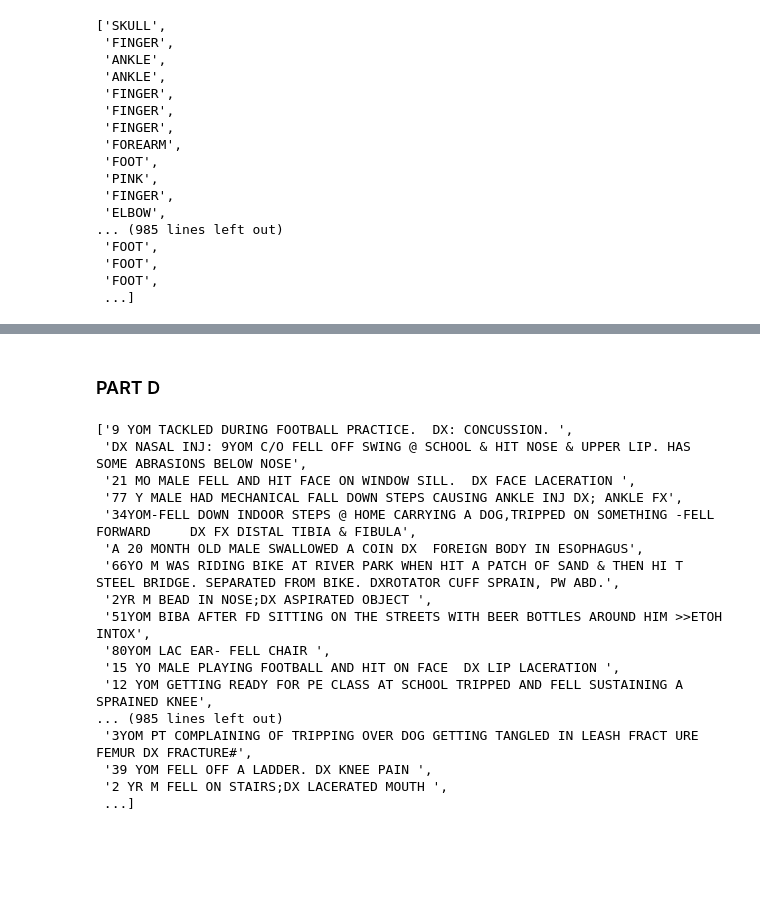
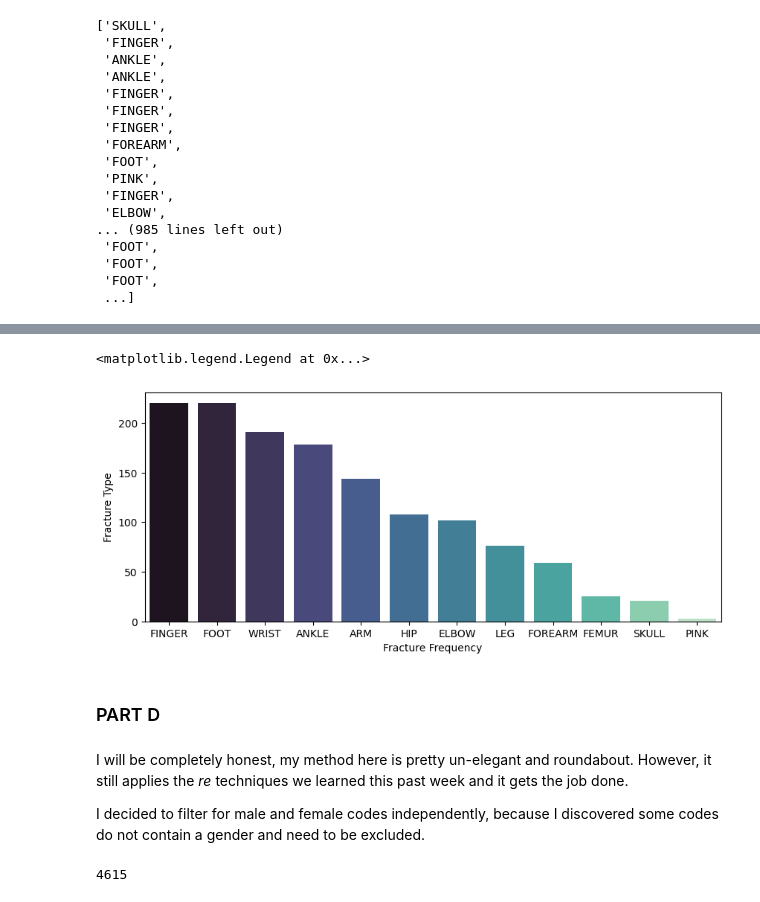
Before and after one commit to QMSS-G5072-2022/Rudoff_Jackson, a Jupyter notebook: hw05/HW5.ipynb, the cells around one changed output, grey strips where cells are left out. Drawn from its saved outputs; the diff is of its cells as text; code cells hidden in the pictures; blank space fills up the shorter version.

```diff
--- a/hw05/HW5.ipynb
+++ b/hw05/HW5.ipynb
@@ -126,24 +171,21 @@ plt.show()
+# %%
+plt.figure(figsize=(10,4))
+hist = sns.barplot(x = 'Parts', y = 'Counts', data= types_df, hue='Parts', palette='mako', dodge=False)
+
+hist.set(xlabel='Fracture Frequency', ylabel='Fracture Type')
+hist.legend([],[], frameon=False)
+# %% [output]
+<matplotlib.legend.Legend at 0x...>
+[figure, added]
 # %% [markdown]
 ### PART D
+# %% [markdown]
+I will be completely honest, my method here is pretty un-elegant and roundabout. However, it still applies the *re* techniques we learned this past week and it gets the job done.
+
+I decided to filter for male and female codes independently, because I discovered some codes do not contain a gender and need to be excluded.
 # %%
-narratives_male = [word for word in narratives if re.search(r'\b(\d+)\s*?(M|Y.?|MONTH|YEAR)\s*?(O|OLD)?\s*?(M|MALE)\b', word)]
-narratives_male
+narratives_male = [word for word in narratives if re.search(r'\b(\d+)\s*(M|Y.?|MONTH|YEAR)\s*(O|OLD)?\s*(M|MALE)\b', word)]
+len(narratives_male)
 # %% [output]
-['9 YOM TACKLED DURING FOOTBALL PRACTICE.  DX: CONCUSSION. ',
- 'DX NASAL INJ: 9YOM C/O FELL OFF SWING @ SCHOOL & HIT NOSE & UPPER LIP. HAS SOME ABRASIONS BELOW NOSE',
- '21 MO MALE FELL AND HIT FACE ON WINDOW SILL.  DX FACE LACERATION ',
- '77 Y MALE HAD MECHANICAL FALL DOWN STEPS CAUSING ANKLE INJ DX; ANKLE FX',
- '34YOM-FELL DOWN INDOOR STEPS @ HOME CARRYING A DOG,TRIPPED ON SOMETHING -FELL FORWARD     DX FX DISTAL TIBIA & FIBULA',
- 'A 20 MONTH OLD MALE SWALLOWED A COIN DX  FOREIGN BODY IN ESOPHAGUS',
- '66YO M WAS RIDING BIKE AT RIVER PARK WHEN HIT A PATCH OF SAND & THEN HI T STEEL BRIDGE. SEPARATED FROM BIKE. DXROTATOR CUFF SPRAIN, PW ABD.',
- '2YR M BEAD IN NOSE;DX ASPIRATED OBJECT ',
- '51YOM BIBA AFTER FD SITTING ON THE STREETS WITH BEER BOTTLES AROUND HIM >>ETOH INTOX',
- '80YOM LAC EAR- FELL CHAIR ',
- '15 YO MALE PLAYING FOOTBALL AND HIT ON FACE  DX LIP LACERATION ',
- '12 YOM GETTING READY FOR PE CLASS AT SCHOOL TRIPPED AND FELL SUSTAINING A SPRAINED KNEE',
-... (985 lines left out)
- '3YOM PT COMPLAINING OF TRIPPING OVER DOG GETTING TANGLED IN LEASH FRACT URE FEMUR DX FRACTURE#',
- '39 YOM FELL OFF A LADDER. DX KNEE PAIN ',
- '2 YR M FELL ON STAIRS;DX LACERATED MOUTH ',
- ...]
+4615
 # %%
```
Also changed, not shown: parts of 27 cells of this notebook.
